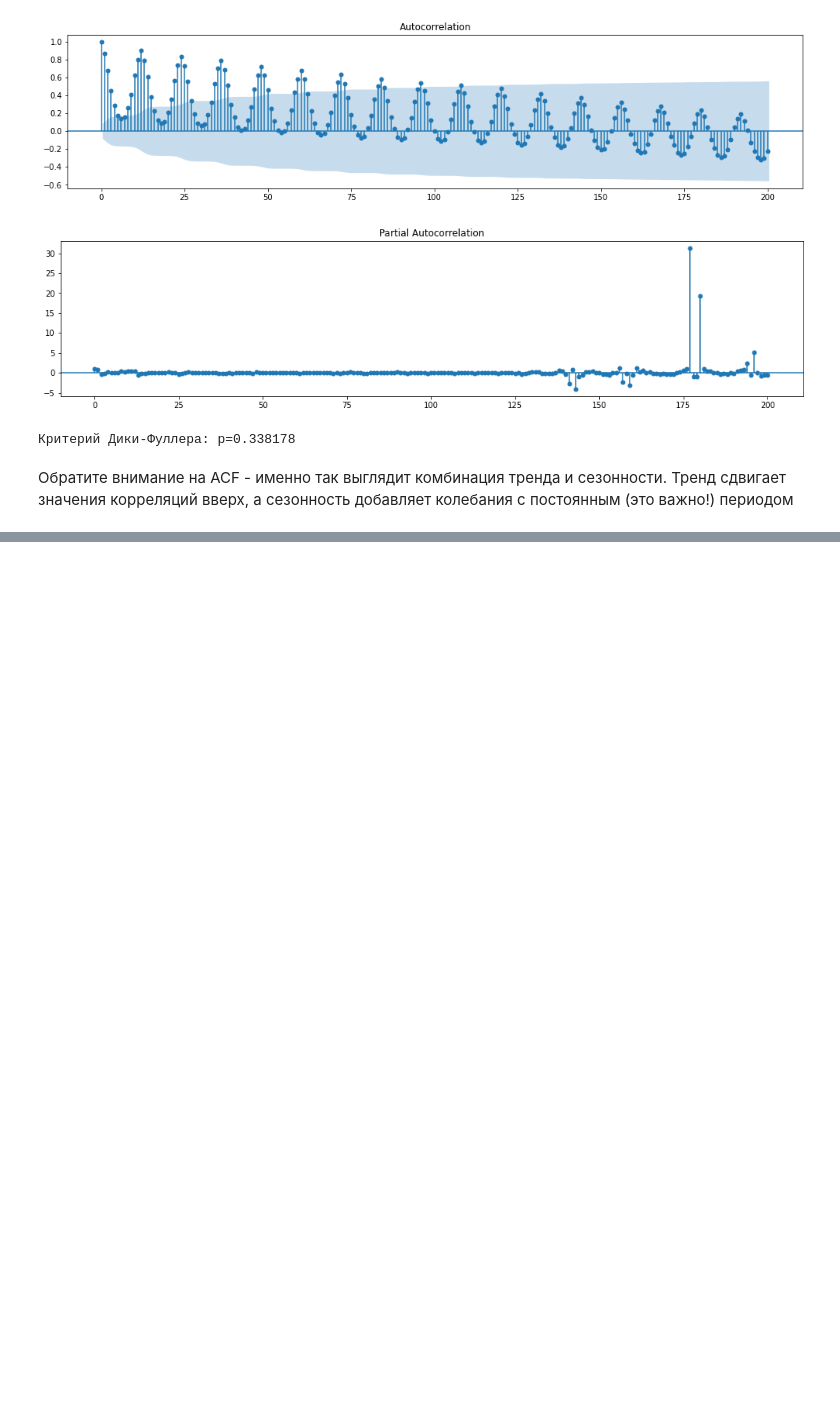
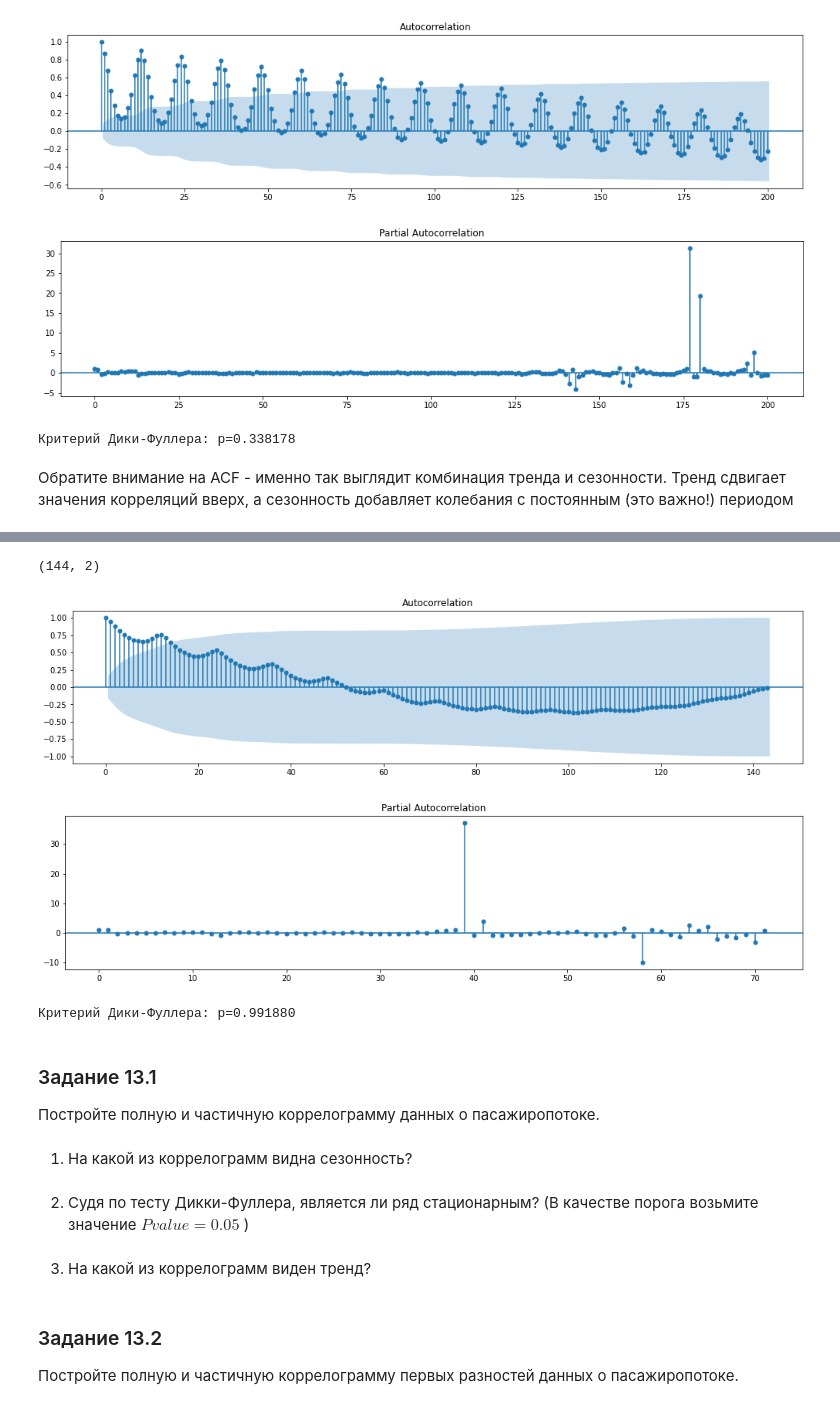
Before and after one commit to tmshv/master, a Jupyter notebook: 01_math/acf_pacf.ipynb, the cells around one changed output, grey strips where cells are left out. Saved outputs shown, nothing was run; the diff lists cells and outputs as text; code cells hidden in the pictures; blank space fills up the shorter version.

Commit message:
acf_pacf polulated with tasks

```diff
--- a/01_math/acf_pacf.ipynb
+++ b/01_math/acf_pacf.ipynb
@@ -253,0 +260,9 @@ print("Критерий Дики-Фуллера: p=%f" % sm.tsa.stattools.adfull
+# %%
+df = pd.read_csv('data/AirPassengers.csv')
+df.columns = ['month', 'passengers']
+df['month'] = pd.to_datetime(df['month'], format='%Y-%m')
+
+# df.set_index(pd.DatetimeIndex(df['month']))
+# df.drop(['month'], axis =1, inplace = True)
+
+df.head(5)
@@ -253,0 +276,26 @@ print("Критерий Дики-Фуллера: p=%f" % sm.tsa.stattools.adfull
+# %%
+df.shape
+# %% [output]
+(144, 2)
+# %%
+candy = df['passengers']
+plt.figure(figsize(17,8))
+ax = plt.subplot(211)
+sm.graphics.tsa.plot_acf(candy.squeeze(), lags=143, ax=ax)
+plt.show()
+ax = plt.subplot(212)
+sm.graphics.tsa.plot_pacf(candy.squeeze(), lags=71, ax=ax)
+plt.show()
+# %% [output]
+[figure, added]
+[figure, added]
+# %%
+print("Критерий Дики-Фуллера: p=%f" % sm.tsa.stattools.adfuller(candy)[1])
+# %% [output]
+Критерий Дики-Фуллера: p=0.991880
+# %% [markdown]
+### Задание 13.1
+
+Постройте полную и частичную коррелограмму данных о пасажиропотоке.
+# %% [markdown]
+1. На какой из коррелограмм видна сезонность?
@@ -253,0 +304,2 @@ print("Критерий Дики-Фуллера: p=%f" % sm.tsa.stattools.adfull
+# %% [markdown]
+2. Судя по тесту Дикки-Фуллера, является ли ряд стационарным? (В качестве порога возьмите значение $Pvalue=0.05$ )
@@ -253,0 +308,2 @@ print("Критерий Дики-Фуллера: p=%f" % sm.tsa.stattools.adfull
+# %% [markdown]
+3. На какой из коррелограмм виден тренд?
@@ -253,0 +312,4 @@ print("Критерий Дики-Фуллера: p=%f" % sm.tsa.stattools.adfull
+# %% [markdown]
+### Задание 13.2
+
+Постройте полную и частичную коррелограмму первых разностей данных о пасажиропотоке.
```
Also changed, not shown: parts of 18 cells of this notebook.
